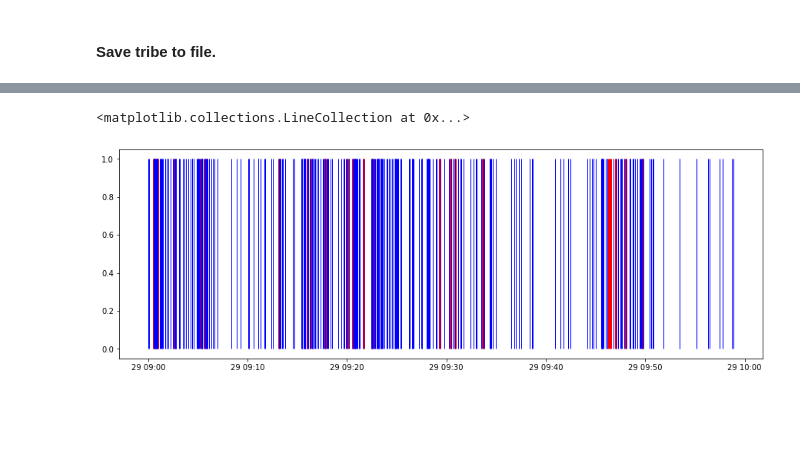
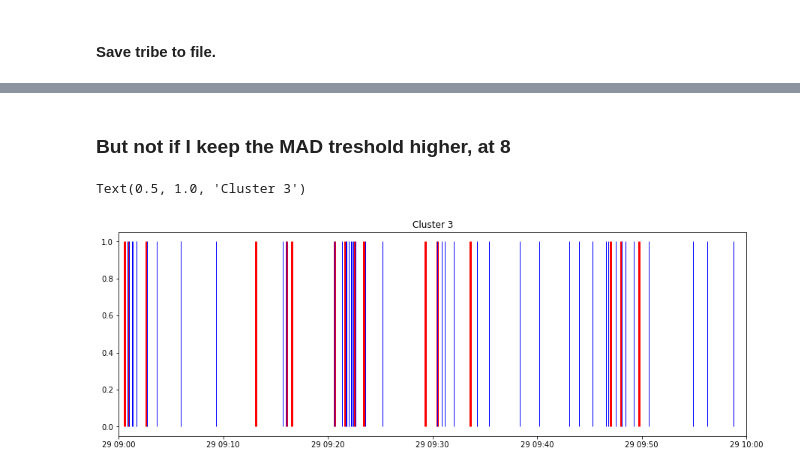
Before and after one commit to zoekrauss/endeavour_clustering, a Jupyter notebook: growclust2templates.ipynb, the cells around one changed output, grey strips where cells are left out. Saved outputs shown, nothing was run; the diff lists cells and outputs as text; code cells hidden in the pictures; blank space fills up the shorter version.

Commit message:
new templates

```diff
--- a/growclust2templates.ipynb
+++ b/growclust2templates.ipynb
@@ -131,6 +140,6 @@ client = Client('IRIS')
 t1 = obspy.UTCDateTime("2017-09-29-09")
 t2 = obspy.UTCDateTime("2017-09-29-10")
 
-party = tribe.client_detect(client,t1,t2,threshold=8, threshold_type='MAD',trig_int=1,process_cores=4)
+party = tribe.client_detect(client,t1,t2,threshold=6, threshold_type='MAD',trig_int=1,process_cores=4)
 # %% [output]
 Last bit of data between 2017-09-29T09:59:58.440000Z and 2017-09-29T10:00:01.560000Z will go unused because it is shorter than a chunk of 3600.0 s
@@ -138,0 +152,22 @@ Wall time: 15.2 s
+# %%
+party_ind = 3
+
+temp_name = party[party_ind].template.name
+c_id = int(temp_name.split('growclust')[1].split('_')[0])
+clust = reloc[reloc['clusterID']==c_id]
+cat_compare = obspy.core.event.Catalog()
+for id in clust['evid']:
+    cat_ind = origin_ids.index(str(id))
+    cat_compare.append(cat[cat_ind])
+
+#cat_compare =cat.filter("time > 2017-09-29T09",
+#                  "time < 2017-09-29T10")
+auto_times = [datetime.strptime(str(c.origins[0].time),'%Y-%m-%dT%H:%M:%S.%fZ') for c in cat_compare]
+xcorr_times = [p.detect_time for p in party[party_ind]]
+
+
+fig, ax = plt.subplots(1, 1,figsize=[15,5])
+ax.vlines(x=auto_times,ymin=0,ymax=1,colors ='r',linewidth=1)
+ax.vlines(x=xcorr_times,ymin=0,ymax=1,colors ='b',linewidth=1)
+ax.set_xlim([datetime(2017,9,29,9),datetime(2017,9,29,10)])
+ax.set_title('Cluster ' + str(c_id))
@@ -139,15 +177,29 @@ Wall time: 15.2 s
+# %% [markdown]
+### But not if I keep the MAD treshold higher, at 8
 # %%
-cat_compare =cat.filter("time > 2017-09-29T09",
-                  "time < 2017-09-29T10")
+party_ind = 3
+
+temp_name = party[party_ind].template.name
+c_id = int(temp_name.split('growclust')[1].split('_')[0])
+clust = reloc[reloc['clusterID']==c_id]
+cat_compare = obspy.core.event.Catalog()
+for id in clust['evid']:
+    cat_ind = origin_ids.index(str(id))
+    cat_compare.append(cat[cat_ind])
+
+#cat_compare =cat.filter("time > 2017-09-29T09",
+#                  "time < 2017-09-29T10")
 auto_times = [datetime.strptime(str(c.origins[0].time),'%Y-%m-%dT%H:%M:%S.%fZ') for c in cat_compare]
-xcorr_times = [p.detect_time for p in party[10]]
+xcorr_times = [p.detect_time for p in party[party_ind]]
+
 
 fig, ax = plt.subplots(1, 1,figsize=[15,5])
 ax.vlines(x=auto_times,ymin=0,ymax=1,colors ='r',linewidth=3)
 ax.vlines(x=xcorr_times,ymin=0,ymax=1,colors ='b',linewidth=1)
-#ax.set_xlim([datetime(2019,7,1,17),datetime(2019,7,1,17,15)])
+ax.set_xlim([datetime(2017,9,29,9),datetime(2017,9,29,10)])
+ax.set_title('Cluster ' + str(c_id))
 # %% [output]
-<matplotlib.collections.LineCollection at 0x...>
+Text(0.5, 1.0, 'Cluster 3')
-[figure, old version]
+[figure, new version]
 # %%
 for ind in range(10):
```
Also changed, not shown: parts of 11 cells of this notebook, 2 other files.
